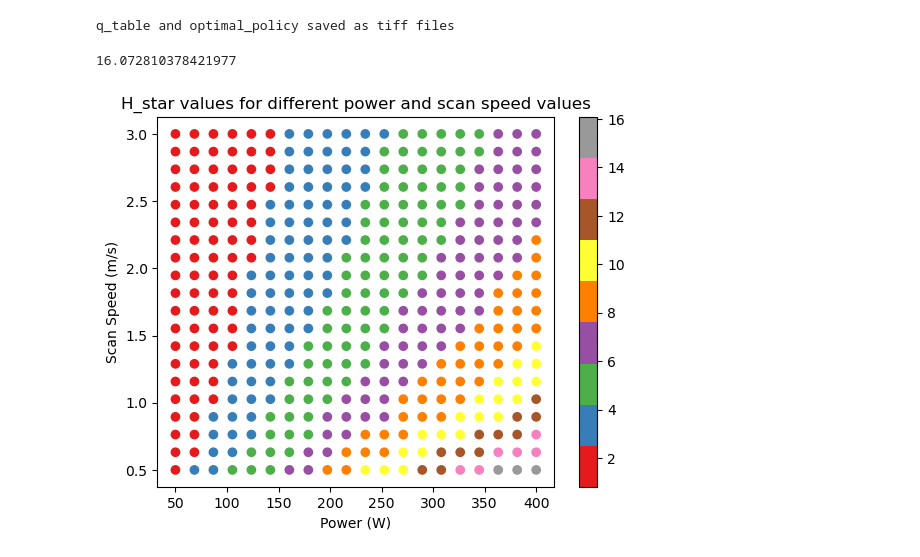
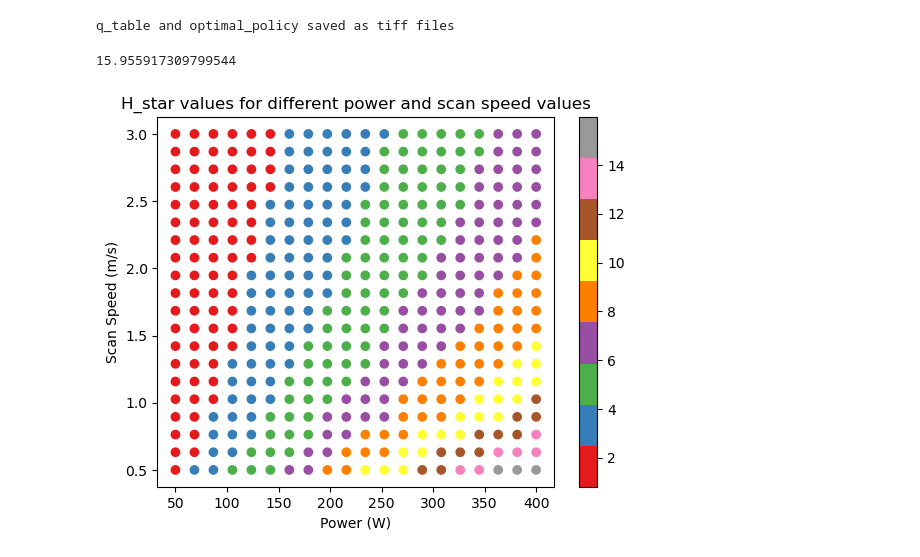
Before and after one commit to Filszcz/RL_LPBF, a Jupyter notebook: DEnthalpy2.ipynb, the cells around one changed output. Saved outputs shown, nothing was run; the diff lists cells and outputs as text; code cells hidden in the pictures.

```diff
--- a/DEnthalpy2.ipynb
+++ b/DEnthalpy2.ipynb
@@ -226,7 +297,7 @@ import pandas as pd
 #
 
 
-def H_star(absorptivity=0.3, power=400.0, rho=2500.0, Cp=915.0, T_solid=853.0, T_0=300.0, hf=40000.0, Diffusivity=0.000097, scan_speed=0.5, beam_diameter=0.0001):
+def H_star(absorptivity=0.3, power=400.0, rho=2680.0, Cp=915.0, T_solid=817.0, T_0=300.0, hf=40000.0, Diffusivity=0.000097, scan_speed=0.5, beam_diameter=0.0001):
 
     H = (4 * absorptivity * power)/(np.pi*rho*(Cp*(T_solid - T_0) + hf) * np.sqrt(Diffusivity * scan_speed * beam_diameter**3))
 
@@ -250,32 +321,32 @@ df = pd.DataFrame(columns=['Power', 'Scan Speed', 'H_star'])
 for power in np.linspace(50, 400, 20):
     for scan_speed in np.linspace(0.5, 3.0, 20):
         H_star_val = H_star(power=power, scan_speed=scan_speed)
         #*100*0.9*0.3
         # reward = ((-0.1*(H_star_val - 150)**2) - 1000*((scan_speed - 3)**2) - 0.1*(power - 300)**2)
         # making the polot more legible, change for actualy reward function
         reward = H_star_val
 
         df = df._append({'Power': power, 'Scan Speed': scan_speed, 'H_star': reward}, ignore_index=True)
 
 # print(df)
 
 # write all the values for the variables in a csv file
 df.to_csv('H_star_values.csv')
 
 
 # reward fucntion in terms of just the enthalpy
 
 import matplotlib.pyplot as plt
 
 plt.scatter(df['Power'], df['Scan Speed'], c=df['H_star'], cmap='Set1')
 plt.colorbar()
 plt.xlabel('Power (W)')
 plt.ylabel('Scan Speed (m/s)')
 plt.title('H_star values for different power and scan speed values')
 
 
 
 plt.show()
 # %% [output]
-16.072810378421977
+15.955917309799544
-[figure, old version]
+[figure, new version]
```
Also changed, not shown: parts of 2 cells of this notebook, 6 other files.
